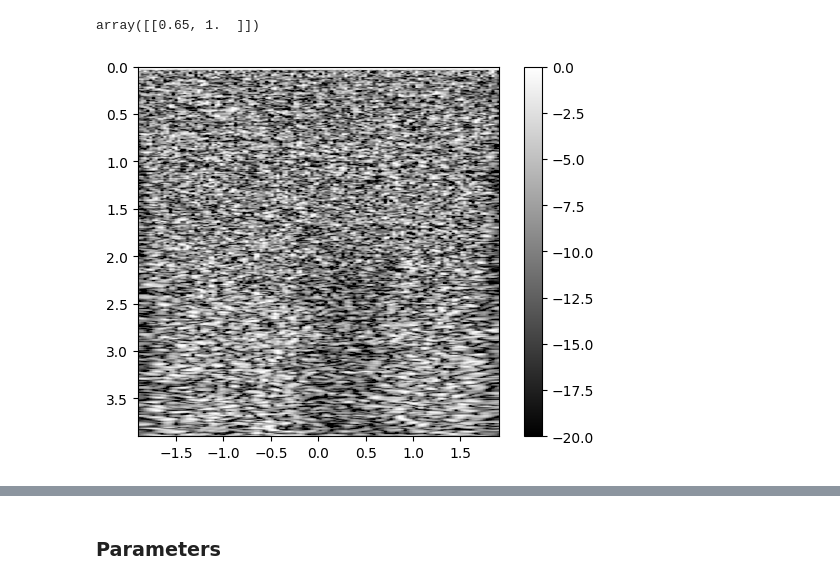
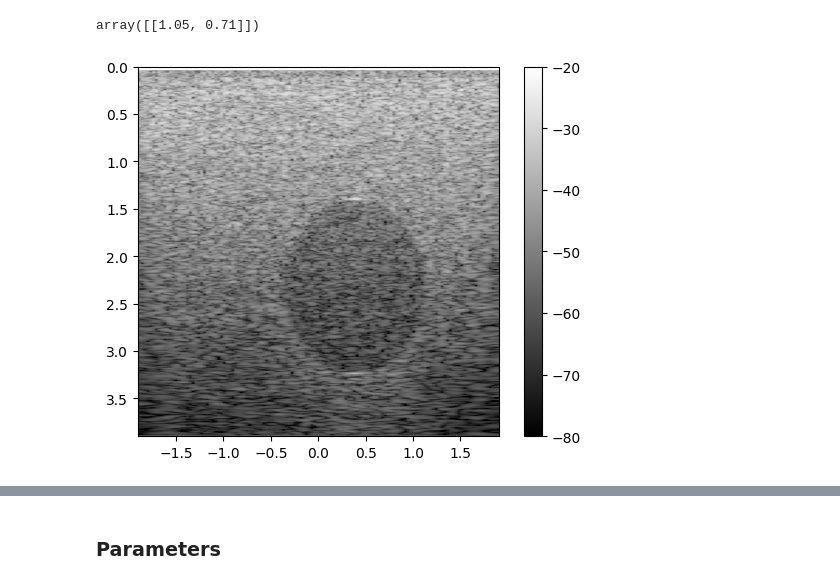
Before and after one commit to SebastianMerino/DL-Attenuation, a Jupyter notebook: testing/creating_dataset.ipynb, the cells around one changed output, grey strips where cells are left out. Cells and saved outputs as stored; diff of their text form; code cells hidden in the pictures.

Commit message:
corrected dataset

```diff
--- a/testing/creating_dataset.ipynb
+++ b/testing/creating_dataset.ipynb
@@ -4,13 +4,15 @@ import numpy as np
 from pathlib import Path
 import scipy as sp
 # %%
-data_dir = Path(r'C:\Users\sebas\Documents\MATLAB\DataProCiencia\DeepLearning\raw')
-file_name = 'rf_qus_AC_INCrand_1'
+# data_dir = Path(r'C:\Users\sebas\Documents\MATLAB\DataProCiencia\DeepLearning\raw')
+# file_name = 'rf_qus_AC_INCrand_1'
+data_dir = Path(r'C:\Users\smerino.C084288\Documents\Datasets\ACS\raw')
+file_name = 'rf_qus_AC_BSC_INCrand_1.mat'
 data_dict = sp.io.loadmat(str(data_dir / file_name))
 data_dict.keys()
 data_dict['alpha_mean']
 # %% [output]
-array([[0.65, 1.  ]])
+array([[1.05, 0.71]])
 # %%
 x = data_dict['x'].squeeze()
 z = data_dict['z'].squeeze()
@@ -28,18 +30,18 @@ c0 = data_dict['sos_mean']
 # %%
 def get_Bmode(rf):
     Bmode = 20*np.log10(np.abs(sp.signal.hilbert(rf,axis=0)))
-    Bmode = Bmode - np.max(Bmode,axis=1,keepdims=True)
+    Bmode = Bmode - np.max(Bmode)
     return Bmode
 
 Bmode = get_Bmode(rf)
 # %%
 extent = (x[0], x[-1], z[-1], z[0])
 plt.imshow(Bmode, cmap='gray', extent=extent)
-plt.clim([-20,0])
+plt.clim([-80,-20])
 plt.colorbar()
 plt.show()
 # %% [output]
-[figure, old version]
+[figure, new version]
 # %%
 # spect = np.fft.fft(rf-np.mean(rf), axis=1)
 # spect = np.mean(spect, axis=0)
```
Also changed, not shown: parts of 11 cells of this notebook, 4 other files.
